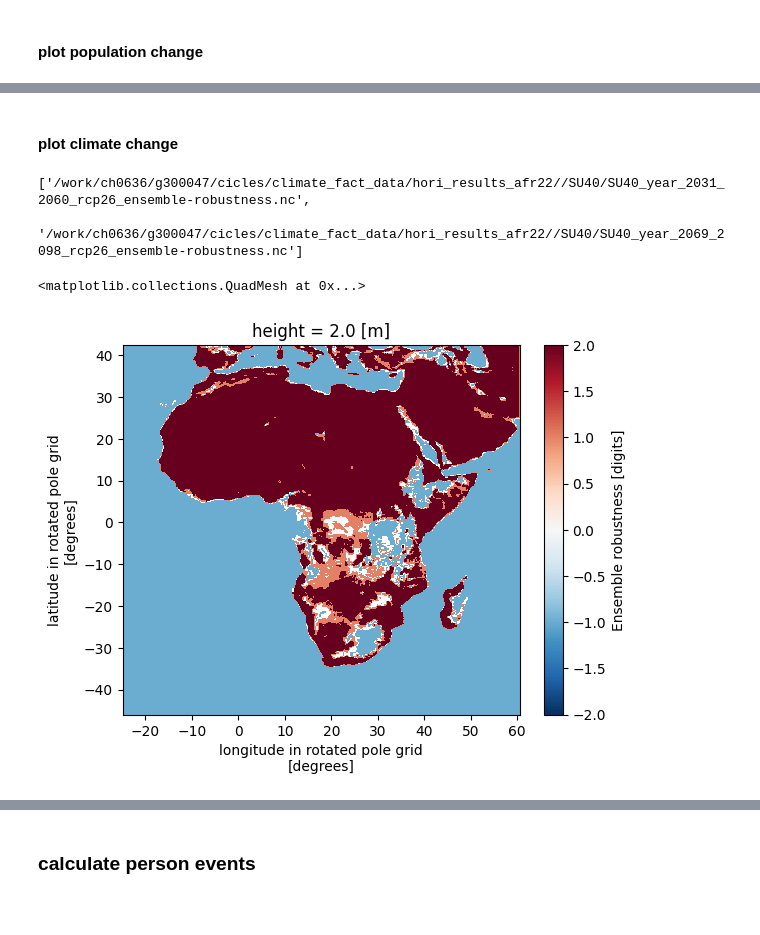
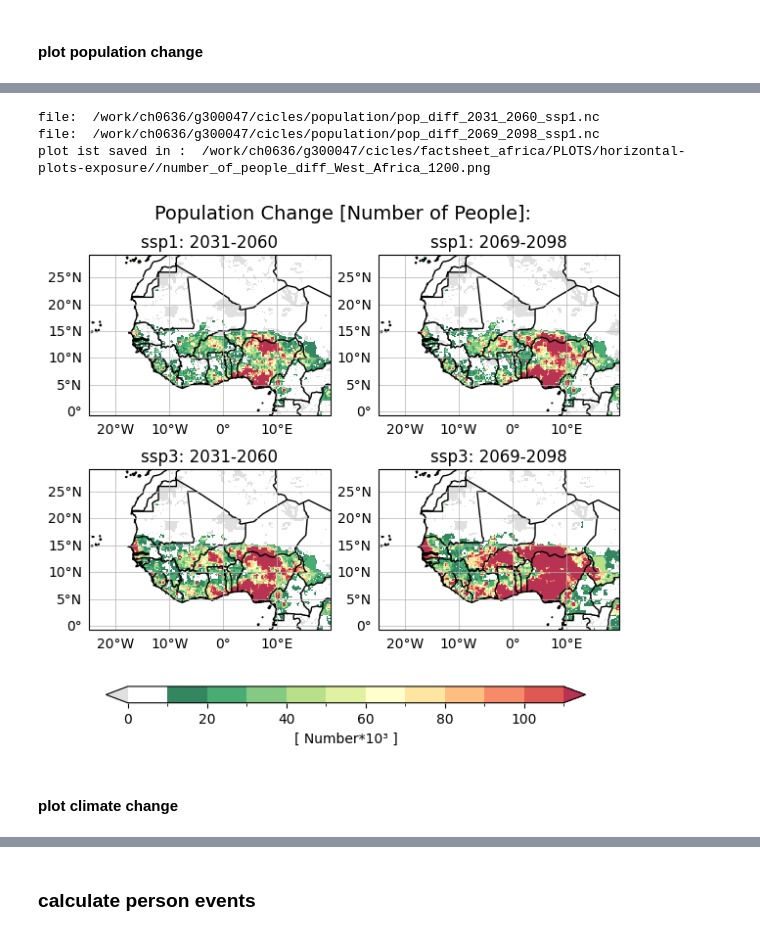
Before and after one commit to KatharinaBuelow/factsheet_africa, a Jupyter notebook: Notebooks/HORIZONTAL/horiplot-exposure-diff-robust.ipynb, the cells around one changed output, grey strips where cells are left out. Saved outputs shown, nothing was run; the diff lists cells and outputs as text; code cells hidden in the pictures; blank space fills up the shorter version.

```diff
--- a/Notebooks/HORIZONTAL/horiplot-exposure-diff-robust.ipynb
+++ b/Notebooks/HORIZONTAL/horiplot-exposure-diff-robust.ipynb
@@ -234,17 +228,30 @@ plot_diff_pop(
+# %%
+color_steps_diff, level_steps_diff = colorsteps_diff('number_of_people')
+
+#Plot 2 diff for population
+plot_diff_pop(
+     pop_diff_ssp1,
+     pop_diff_ssp3,
+     level_steps_diff,
+     color_steps_diff,
+     plot_dir,
+     title='Population Change',
+     varp='number_of_people',
+     #westafrica=False,
+     westafrica=True,
+     user_dpi=1200,
+     rows=2,
+     columns=2,
+     row_gap=0.35,
+     wspace=None
+    )
+# %% [output]
+file:  /work/ch0636/g300047/cicles/population/pop_diff_2031_2060_ssp1.nc
+file:  /work/ch0636/g300047/cicles/population/pop_diff_2069_2098_ssp1.nc
+plot ist saved in :  /work/ch0636/g300047/cicles/factsheet_africa/PLOTS/horizontal-plots-exposure//number_of_people_diff_West_Africa_1200.png
+[figure, added]
 # %% [markdown]
 #### plot climate change
-# %%
-robust_rcp26
-# %% [output]
-['/work/ch0636/g300047/cicles/climate_fact_data/hori_results_afr22//SU40/SU40_year_2031_2060_rcp26_ensemble-robustness.nc',
- '/work/ch0636/g300047/cicles/climate_fact_data/hori_results_afr22//SU40/SU40_year_2069_2098_rcp26_ensemble-robustness.nc']
-# %%
-robust_rcp85[0]
-df_tmp = xr.open_dataset(robust_rcp85[0])
-df_tmp[var].plot()
-# %% [output]
-<matplotlib.collections.QuadMesh at 0x...>
-[figure, removed]
 # %%
 # get colors and levels for plotting
 print('Selected colors, levels for plotting ', var)
```
Also changed, not shown: parts of 15 cells of this notebook, 10 other files.
